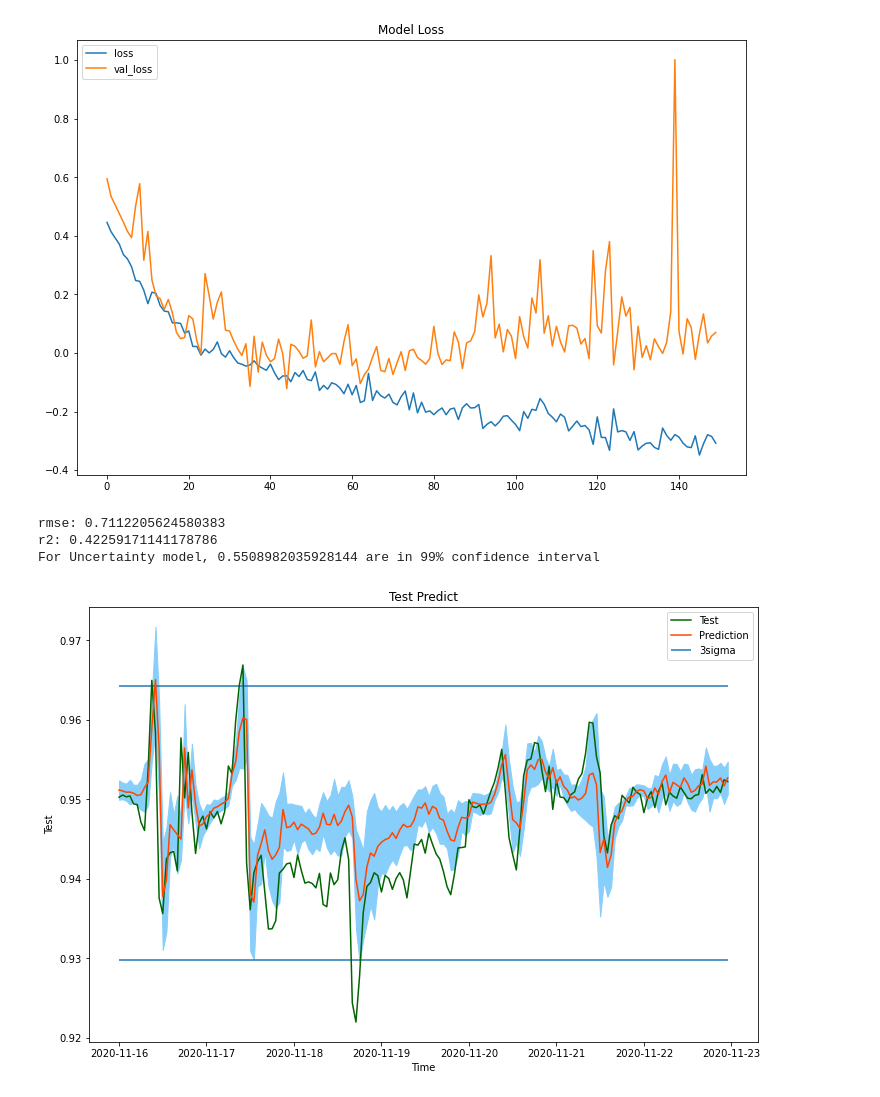
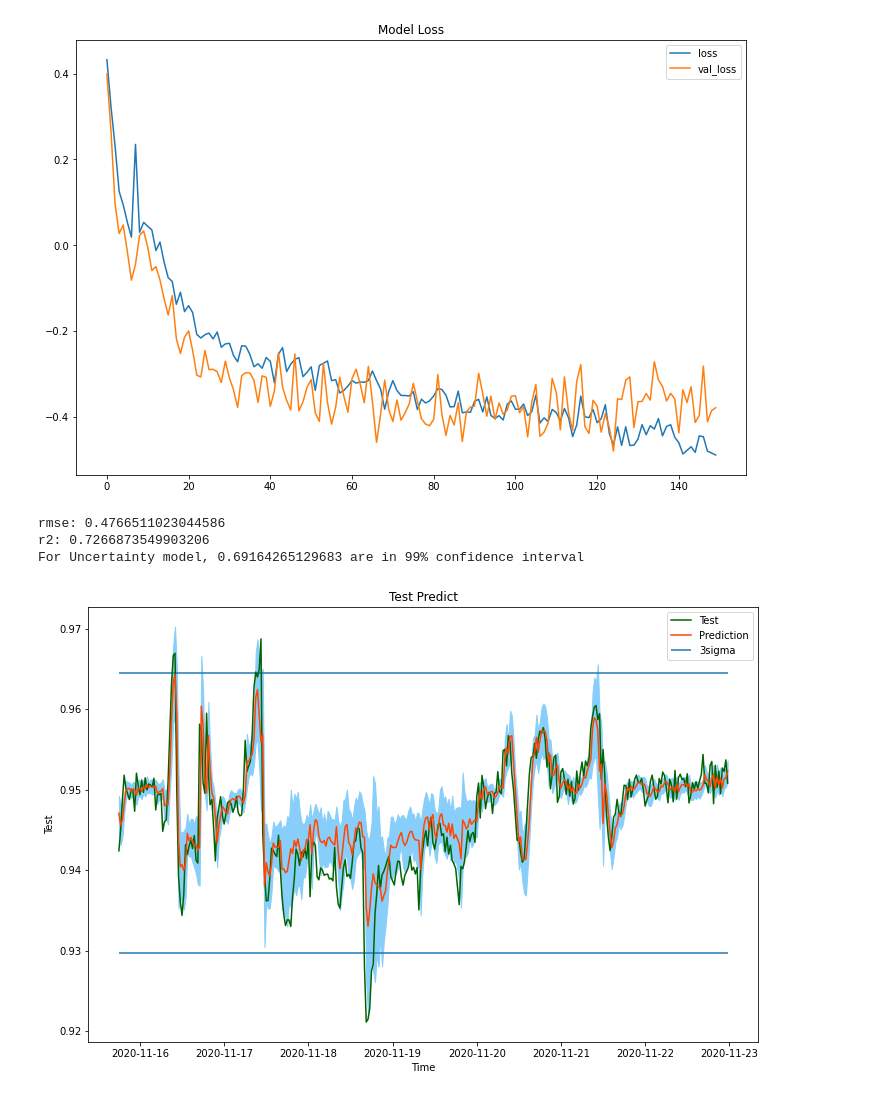
Before and after one commit to Eungyu-Jin/Dropout_uncertainty, a Jupyter notebook: dropout_bayesian.ipynb, the cells around one changed output. Drawn from its saved outputs; the diff is of its cells as text; code cells hidden in the pictures.

```diff
--- a/dropout_bayesian.ipynb
+++ b/dropout_bayesian.ipynb
@@ -3,7 +3,7 @@ import warnings
 warnings.filterwarnings('ignore')
 from dropout_bayesian import dataset, Current
 # 데이터 불러오기
-df = dataset()
+df = dataset(label = '역률평균', freq = '30min')
 # current 클래스 생성
 current = Current(df)
 # %%
@@ -27,11 +27,11 @@ df.describe()
 # - num_head : 병렬을 얼마나 할 것인지
 # - ff_dim : FF 신경망 units
 # - num_blocks : 트랜스포머 블록 층 (2개 이상이면 loss 크게 증가해서 1개로 한다)
-model = current.Transfomer_LSTM(key_dim = 128, num_heads=2, ff_dim=16, num_blocks=1)
+model = current.Transfomer_LSTM(key_dim = 128, num_heads=2, ff_dim=128, num_blocks=1)
 
 # 150번 반복, Adam optimizer
 model = current.fit(model=model, epochs = 150, batch_size = 256, show_loss = True)
 
 # Monte Carlo 샘플링 20번, 99% 신뢰구간 추정
-TransformerLSTM_predict = current.predict_ci(model=model, n_sample = 20, ci=2.58, show= True)
+TransformerLSTM_predict = current.predict_ci(model=model, n_sample = 30, ci=2.58, show= True)
 # %% [output]
@@ -60,3 +95,8 @@ For Uncertainty model, 0.5868263473053892 are in 99% confidence interval
 # %%
 # 수평선은 데이터의 3시그마 값
 # 푸른 범위가 모델의 추정된 99% 신뢰구간
+# %%
+# LSTM 모델
+model2 = current.Transfomer_Conv(key_dim = 128, num_heads=2, ff_dim=128, num_blocks=1)
+model2 = current.fit(model=model2, epochs = 150, batch_size = 256, show_loss = True)
+Conv_predict = current.predict_ci(model=model2, n_sample = 30, ci=2.58, show= True)
@@ -63,6 +126,6 @@ For Uncertainty model, 0.5868263473053892 are in 99% confidence interval
 # %%
 # LSTM 모델
-model2 = current.LSTM()
-model2 = current.fit(model=model2, epochs = 150, batch_size = 256, show_loss = True)
-LSTM_predict = current.predict_ci(model=model2, n_sample = 20, ci=2.58, show= True)
+model3 = current.LSTM()
+model3 = current.fit(model=model3, epochs = 150, batch_size = 256, show_loss = True)
+LSTM_predict = current.predict_ci(model=model3, n_sample = 30, ci=2.58, show= True)
 # %% [output]
@@ -86,5 +149,5 @@ train loss: -0.19536948204040527
-[figure, old version]
+[figure, new version]
-rmse: 0.7112205624580383
-r2: 0.42259171141178786
-For Uncertainty model, 0.5508982035928144 are in 99% confidence interval
+rmse: 0.4766511023044586
+r2: 0.7266873549903206
+For Uncertainty model, 0.69164265129683 are in 99% confidence interval
-[figure, old version]
+[figure, new version]
```
Also changed, not shown: parts of 7 cells of this notebook, 2 other files.
